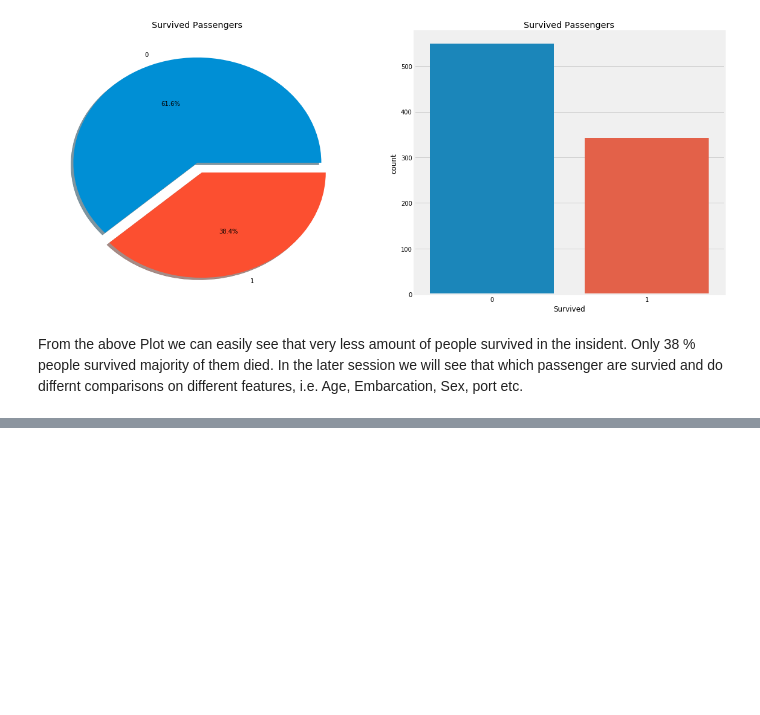
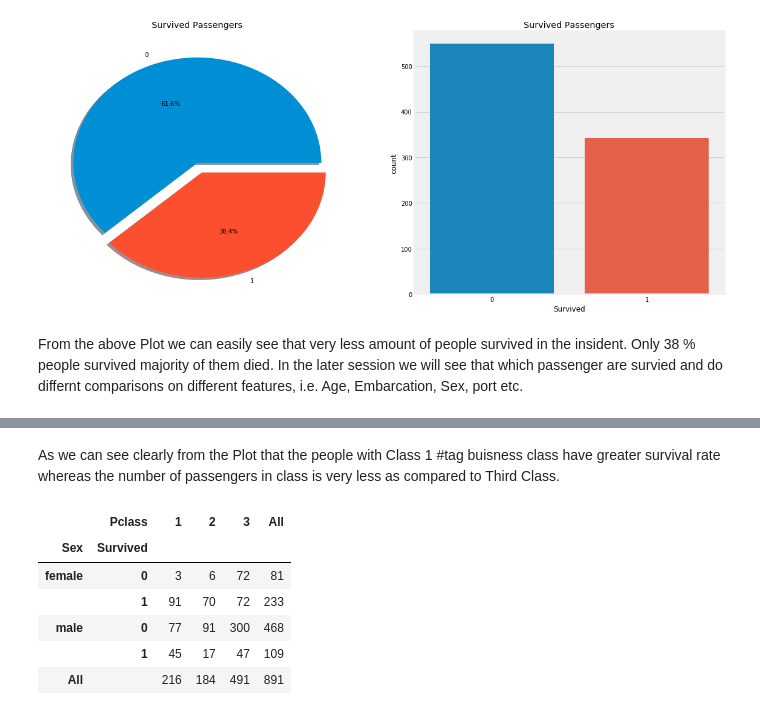
Before and after one commit to JunaidAsghar/Titanic-ML, a Jupyter notebook: Titanic.ipynb, the cells around one changed output, grey strips where cells are left out. Drawn from its saved outputs; the diff is of its cells as text; code cells hidden in the pictures; blank space fills up the shorter version.

```diff
--- a/Titanic.ipynb
+++ b/Titanic.ipynb
@@ -65,0 +107,12 @@ Only 38 % people survived majority of them died. In the later session we will se
+# %% [markdown]
+As we can see clearly from the Plot that the people with Class 1 #tag buisness class have greater survival rate whereas the number of passengers in class  is very less as compared to Third Class.
+# %%
+pd.crosstab([train.Sex, train.Survived], train.Pclass, margins=True).style.background_gradient(cmap='summer_r')
+# %% [output]
+|  | Pclass | 1 | 2 | 3 | All |
+| Sex | Survived |  |  |  |  |
+| female | 0 | 3 | 6 | 72 | 81 |
+|  | 1 | 91 | 70 | 72 | 233 |
+| male | 0 | 77 | 91 | 300 | 468 |
+|  | 1 | 45 | 17 | 47 | 109 |
+| All |  | 216 | 184 | 491 | 891 |
```
Also changed, not shown: parts of 10 cells of this notebook.
